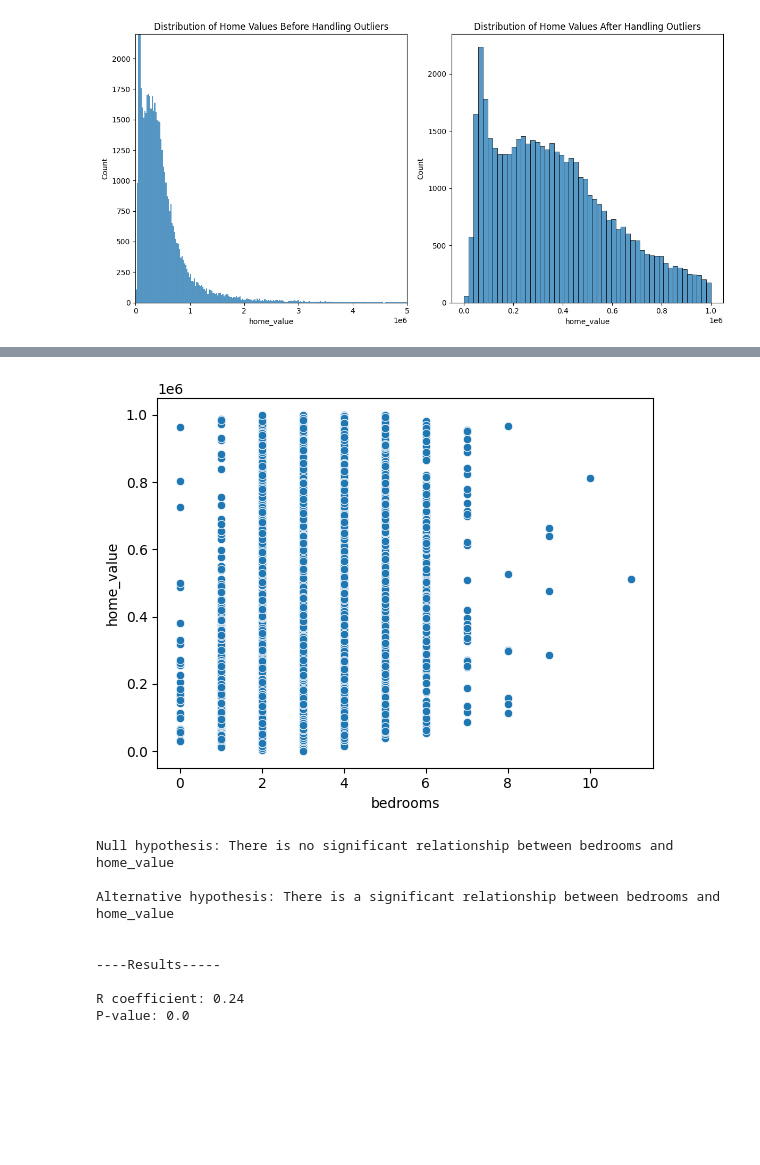
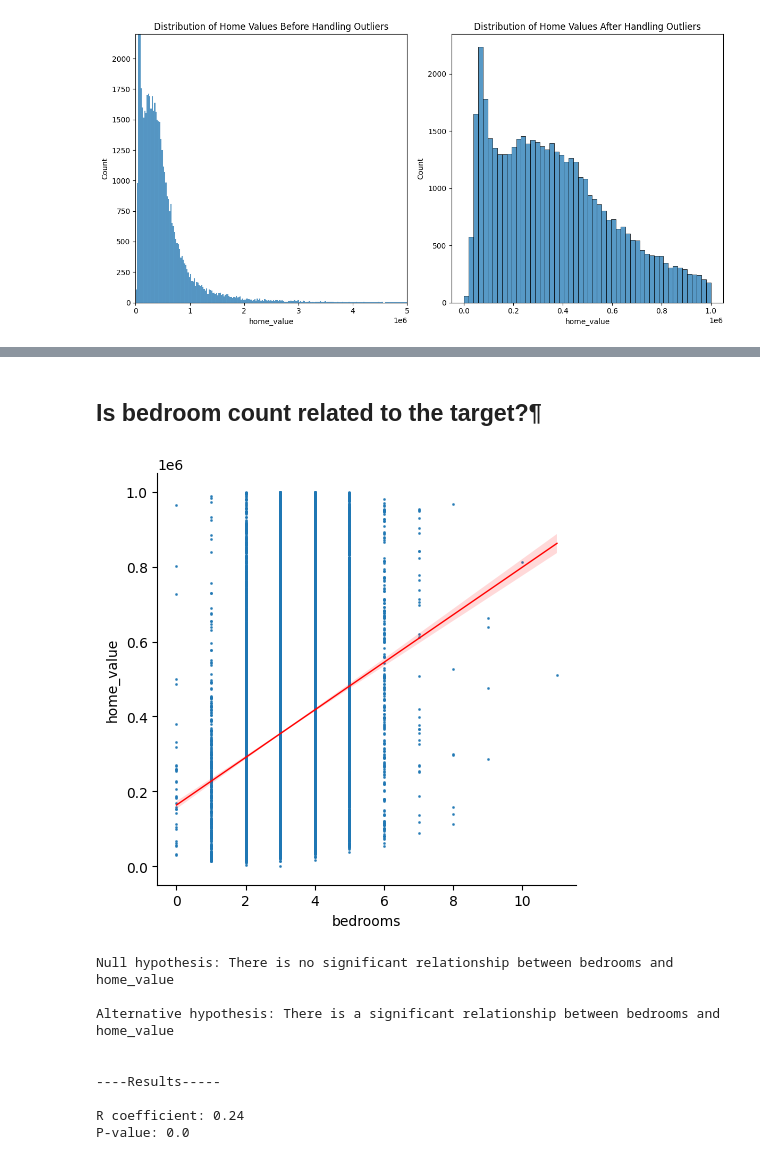
Before and after one commit to scottmattes1/regression-exercises, a Jupyter notebook: final_report.ipynb, the cells around one changed output, grey strips where cells are left out. Saved outputs shown, nothing was run; the diff lists cells and outputs as text; code cells hidden in the pictures; blank space fills up the shorter version.

```diff
--- a/final_report.ipynb
+++ b/final_report.ipynb
@@ -99,7 +108,9 @@ homes_before_after_outliers(zillow_raw, zillow_df)
+# %% [markdown]
+## Is bedroom count related to the target?¶
 # %%
-sns.scatterplot(data=train, x='bedrooms', y='home_value');
+sns.lmplot(data=train, x='bedrooms', y='home_value', scatter_kws={'s': 1}, line_kws={'color':'red', 'linewidth':1});
 # %% [output]
-[figure, old version]
+[figure, new version]
 # %%
 # Run a stats test to determine if the relationship is significant
 stat_test_pearsons(train, 'bedrooms', 'home_value')
```
Also changed, not shown: parts of 37 cells of this notebook, 4 other files.
